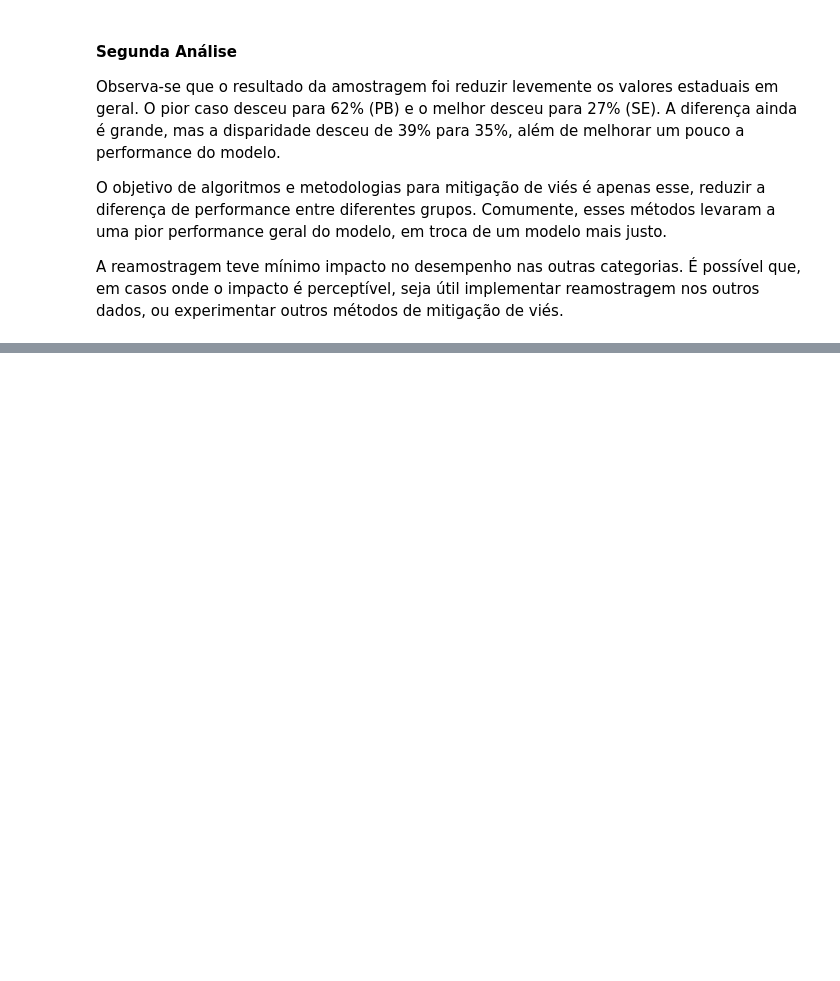
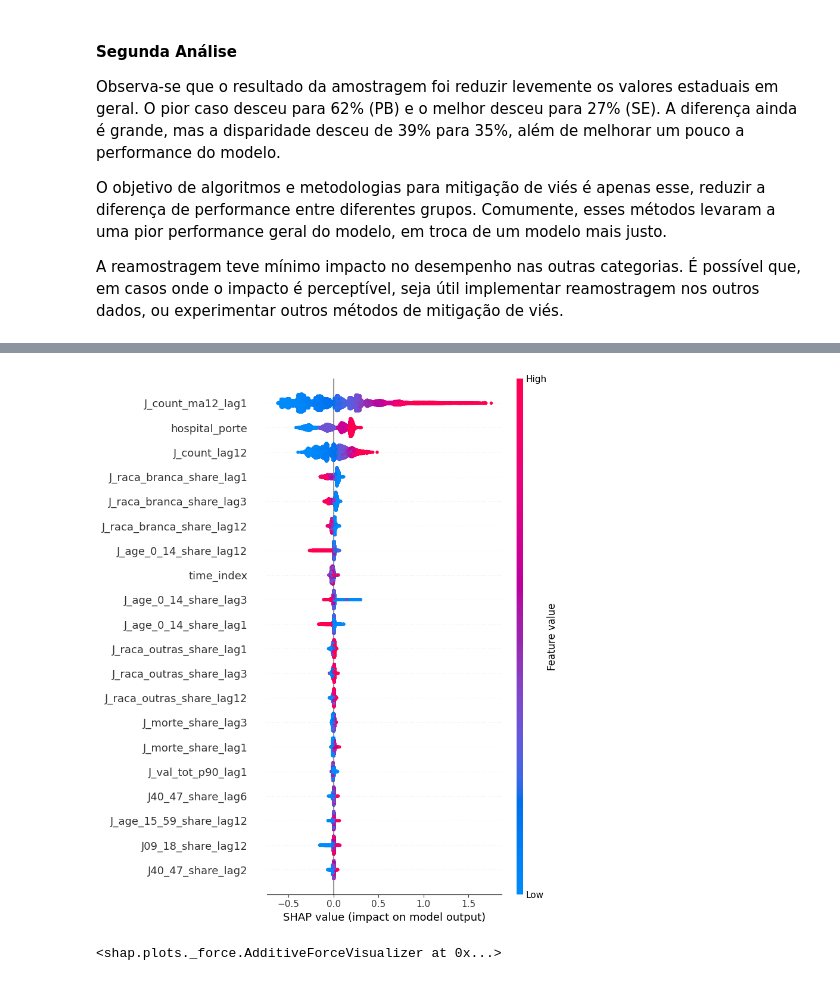
Before and after one commit to Nefex-Shadow/Toy_Example_NIAR, a Jupyter notebook: v2.ipynb, the cells around one changed output, grey strips where cells are left out. Cells and saved outputs as stored; diff of their text form; code cells hidden in the pictures; blank space fills up the shorter version.

Commit message:
Added SHAP baseline

```diff
--- a/v2.ipynb
+++ b/v2.ipynb
@@ -441,5 +437,15 @@ O objetivo de algoritmos e metodologias para mitigação de viés é apenas esse
 
 A reamostragem teve mínimo impacto no desempenho nas outras categorias. É possível que, em casos onde o impacto é perceptível, seja útil implementar reamostragem nos outros dados, ou experimentar outros métodos de mitigação de viés.
 # %%
-# lime = LimeTabular(model_base, X_Train)
-# show(lime.explain_local(X_Test, Y_Test), 0)
+explainer = shap.TreeExplainer(model_lgb)
+
+
+# Calculate SHAP values for the test set
+shap_values = explainer.shap_values(X_Test)
+
+# For classification problems, shap_values is a list of arrays for each class.
+# We'll typically look at the SHAP values for the positive class (index 1).
+shap_values_positive = shap_values[1]
+
+
+shap.initjs()
@@ -445,0 +454,8 @@ A reamostragem teve mínimo impacto no desempenho nas outras categorias. É poss
+# %%
+shap.summary_plot(shap_values, X_Test, plot_type="dot")
+# %% [output]
+[figure, added]
+# %%
+shap.force_plot(explainer.expected_value, shap_values_positive, X_Test.iloc[1990])
+# %% [output]
+<shap.plots._force.AdditiveForceVisualizer at 0x...>
```
Also changed, not shown: parts of 5 cells of this notebook.
